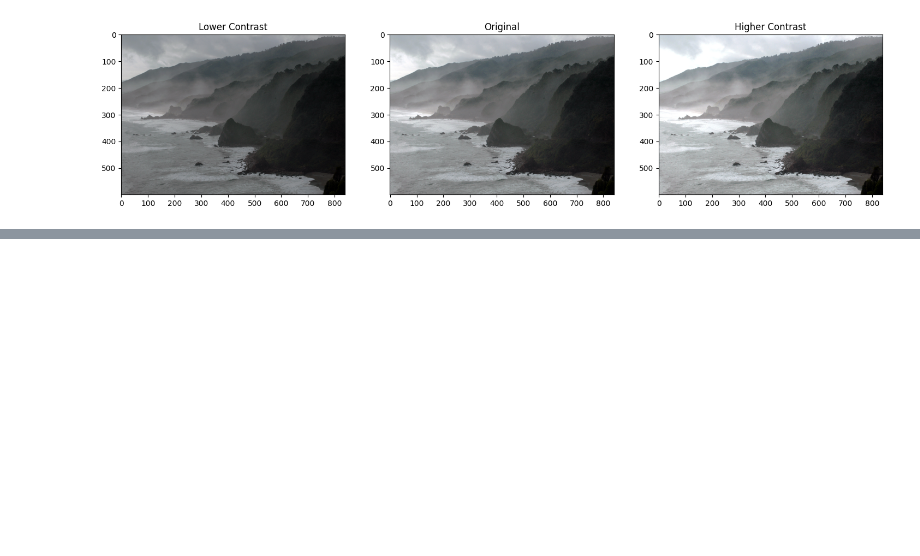
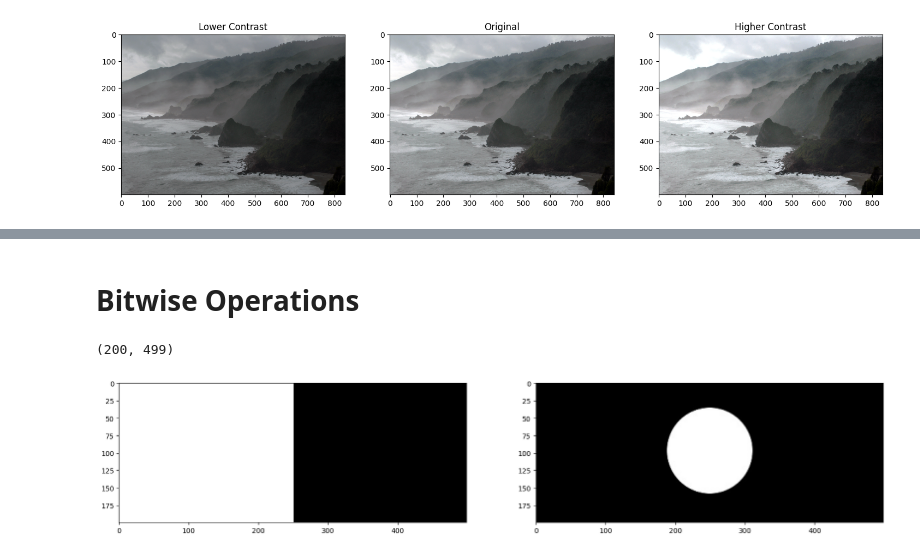
Before and after one commit to pereruannabaala/Image_Enhancement, a Jupyter notebook: Image_Enhancement.ipynb, the cells around one changed output, grey strips where cells are left out. Cells and saved outputs as stored; diff of their text form; code cells hidden in the pictures; blank space fills up the shorter version.

Commit message:
Bitwise Operator

```diff
--- a/Image_Enhancement.ipynb
+++ b/Image_Enhancement.ipynb
@@ -96,0 +136,14 @@ plt.subplot(133); plt.imshow(img_rgb_higher);plt.title("Higher Contrast");
+# %% [markdown]
+# Bitwise Operations
+# %%
+img_rec = cv2.imread("rectangle.jpg", cv2.IMREAD_GRAYSCALE)
+
+img_cir = cv2.imread("circle.jpg", cv2.IMREAD_GRAYSCALE)
+
+plt.figure(figsize=[20, 5])
+plt.subplot(121);plt.imshow(img_rec, cmap="gray")
+plt.subplot(122);plt.imshow(img_cir, cmap="gray")
+print(img_rec.shape)
+# %% [output]
+(200, 499)
+[figure, added]
```
Also changed, not shown: parts of 10 cells of this notebook.
